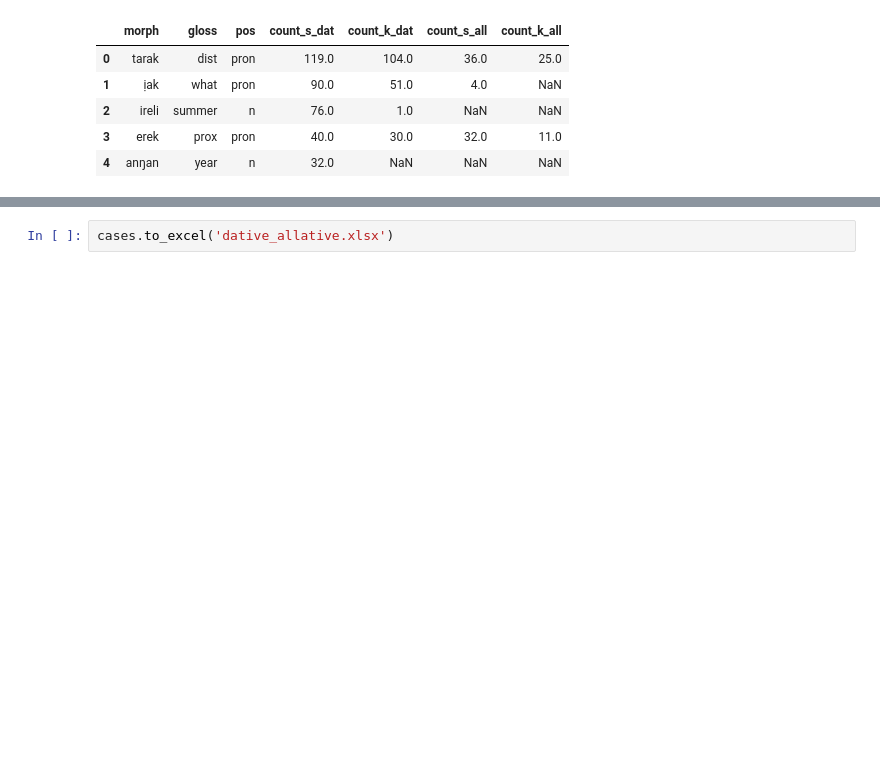
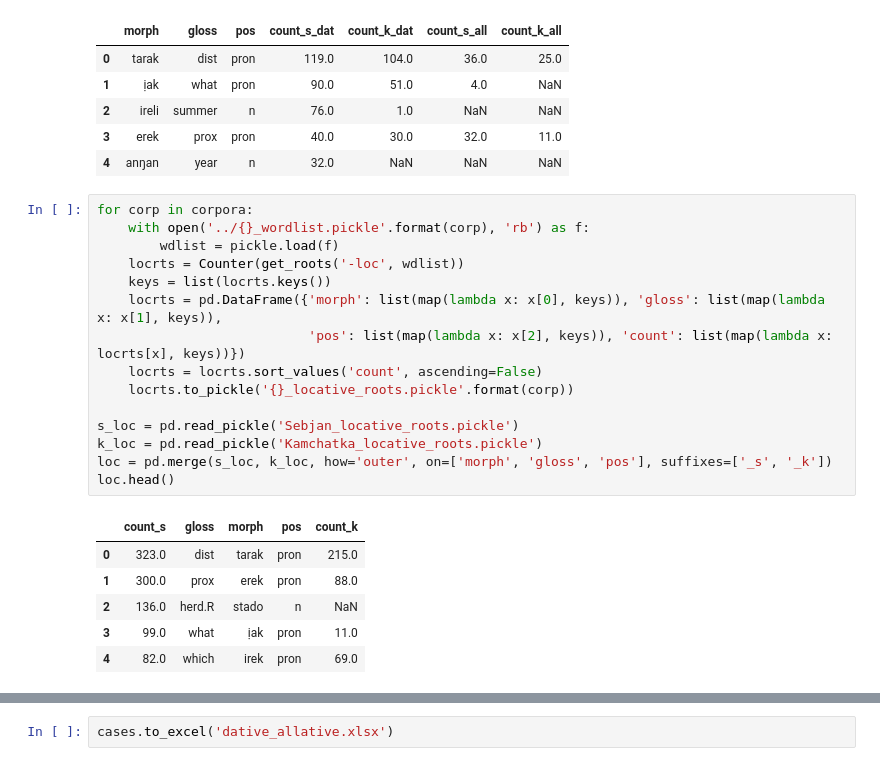
Before and after one commit to BasilisAndr/even, a Jupyter notebook: cases/cases.ipynb, the cells around one changed output, grey strips where cells are left out. Saved outputs shown, nothing was run; the diff lists cells and outputs as text; blank space fills up the shorter version.

```diff
--- a/cases/cases.ipynb
+++ b/cases/cases.ipynb
@@ -139,3 +139,25 @@ cases.head()
 | 2 | ireli | summer | n | 76.0 | 1.0 | NaN | NaN |
 | 3 | erek | prox | pron | 40.0 | 30.0 | 32.0 | 11.0 |
 | 4 | anŋan | year | n | 32.0 | NaN | NaN | NaN |
+# %%
+for corp in corpora:
+    with open('../{}_wordlist.pickle'.format(corp), 'rb') as f:
+        wdlist = pickle.load(f)
+    locrts = Counter(get_roots('-loc', wdlist))
+    keys = list(locrts.keys())
+    locrts = pd.DataFrame({'morph': list(map(lambda x: x[0], keys)), 'gloss': list(map(lambda x: x[1], keys)),
+                           'pos': list(map(lambda x: x[2], keys)), 'count': list(map(lambda x: locrts[x], keys))})
+    locrts = locrts.sort_values('count', ascending=False)
+    locrts.to_pickle('{}_locative_roots.pickle'.format(corp))
+
+s_loc = pd.read_pickle('Sebjan_locative_roots.pickle')
+k_loc = pd.read_pickle('Kamchatka_locative_roots.pickle')
+loc = pd.merge(s_loc, k_loc, how='outer', on=['morph', 'gloss', 'pos'], suffixes=['_s', '_k'])
+loc.head()
+# %% [output]
+|  | count_s | gloss | morph | pos | count_k |
+| 0 | 323.0 | dist | tarak | pron | 215.0 |
+| 1 | 300.0 | prox | erek | pron | 88.0 |
+| 2 | 136.0 | herd.R | stado | n | NaN |
+| 3 | 99.0 | what | ịak | pron | 11.0 |
+| 4 | 82.0 | which | irek | pron | 69.0 |
```
Also changed, not shown: parts of 9 cells of this notebook, 7 other files.
